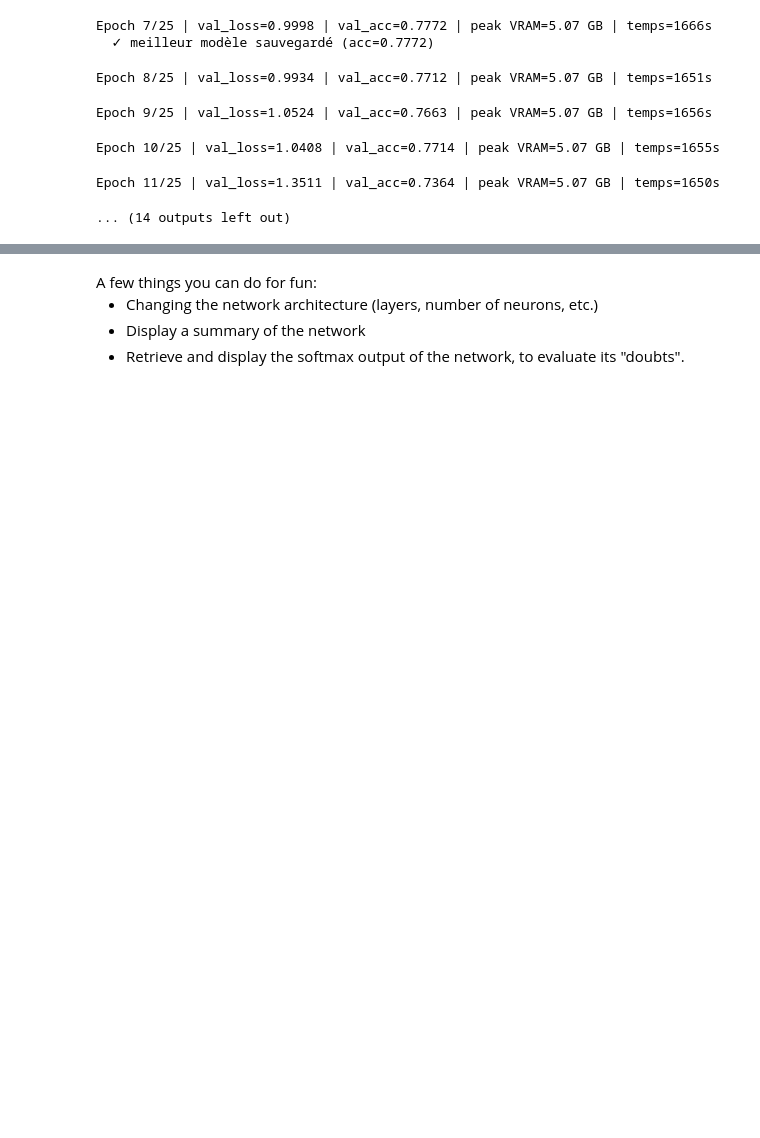
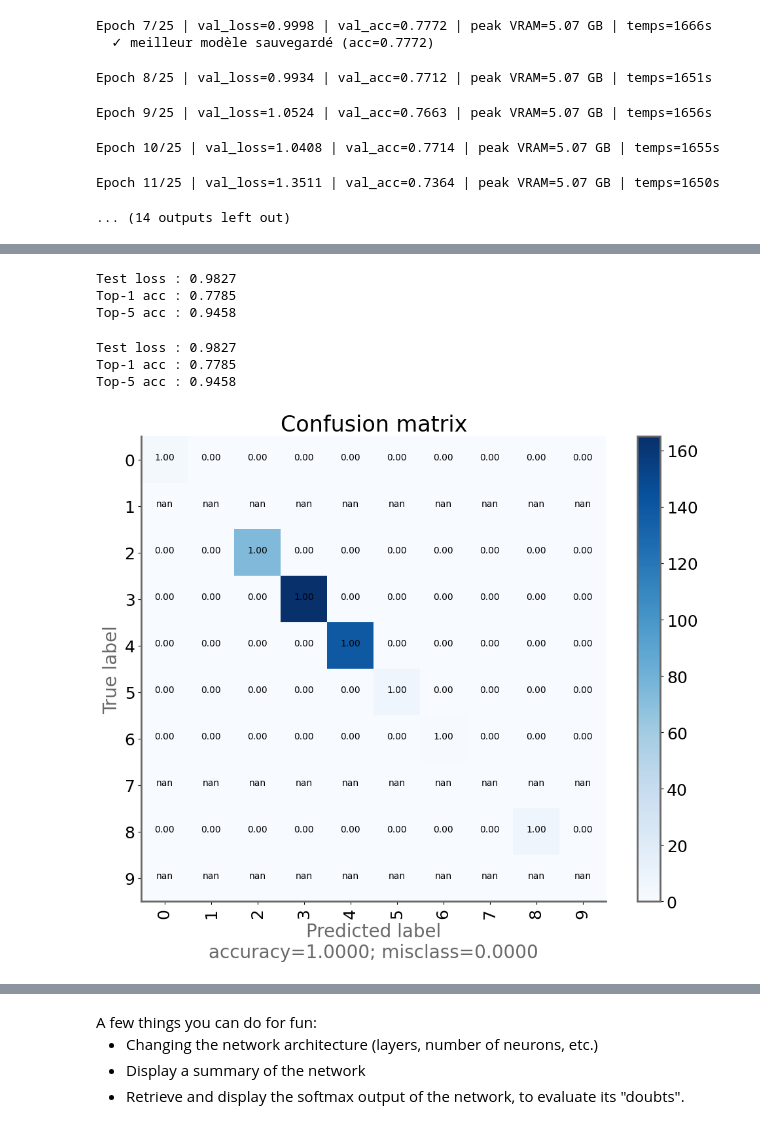
Before and after one commit to paulcesartoux/ocr-hanzi, a Jupyter notebook: cnn hanzi.ipynb, the cells around one changed output, grey strips where cells are left out. Cells and saved outputs as stored; diff of their text form; code cells hidden in the pictures; blank space fills up the shorter version.

```diff
--- a/cnn hanzi.ipynb
+++ b/cnn hanzi.ipynb
@@ -1311,0 +978,76 @@ print('Test accuracy :', val_accuracy)
+# %%
+PREPROC = lambda t: t / 255.0
+
+loss_fn = nn.CrossEntropyLoss(reduction="sum")
+loss_sum = torch.zeros((), device=device)
+top1 = torch.zeros((), device=device)
+top5 = torch.zeros((), device=device)
+batch_size = 1024
+
+with torch.inference_mode():
+    for i in range(0, len(x), batch_size):
+        xb = torch.from_numpy(np.array(x[i:i + batch_size], dtype=np.float32))
+        xb = PREPROC(xb.pin_memory().to(device, non_blocking=True).unsqueeze(1))
+        yb = y_gpu[i:i + batch_size]
+
+        logits = model(xb)   # float32, sans autocast
+        loss_sum += loss_fn(logits, yb)
+        top5_idx = logits.topk(5, dim=1).indices
+        top1 += (top5_idx[:, 0] == yb).sum()
+        top5 += (top5_idx == yb[:, None]).any(dim=1).sum()
+
+n = len(y)
+print(f"Test loss : {loss_sum.item() / n:.4f}")
+print(f"Top-1 acc : {top1.item() / n:.4f}")
+print(f"Top-5 acc : {top5.item() / n:.4f}")
+# %% [output]
+Test loss : 0.9827
+Top-1 acc : 0.7785
+Top-5 acc : 0.9458
+# %%
+all_preds = []
+all_labels = []
+
+PREPROC = lambda t: t / 255.0
+
+loss_fn = nn.CrossEntropyLoss(reduction="sum")
+loss_sum = torch.zeros((), device=device)
+top1 = torch.zeros((), device=device)
+top5 = torch.zeros((), device=device)
+batch_size = 1024
+
+with torch.inference_mode():
+    for i in range(0, len(x), batch_size):
+        xb = torch.from_numpy(np.array(x[i:i + batch_size], dtype=np.float32))
+        xb = PREPROC(xb.pin_memory().to(device, non_blocking=True).unsqueeze(1))
+        yb = y_gpu[i:i + batch_size]
+
+        logits = model(xb)
+
+        loss_sum += loss_fn(logits, yb)
+
+        top5_idx = logits.topk(5, dim=1).indices
+        top1 += (top5_idx[:, 0] == yb).sum()
+        top5 += (top5_idx == yb[:, None]).any(dim=1).sum()
+
+        ypred = logits.argmax(dim=1)
+
+        all_preds.extend(ypred.cpu().numpy())
+        all_labels.extend(yb.cpu().numpy())
+
+n = len(x)
+
+print(f"Test loss : {loss_sum.item() / n:.4f}")
+print(f"Top-1 acc : {top1.item() / n:.4f}")
+print(f"Top-5 acc : {top5.item() / n:.4f}")
+
+fidle.scrawler.confusion_matrix(
+    np.array(all_labels),
+    np.array(all_preds),
+    range(10)
+)
+# %% [output]
+Test loss : 0.9827
+Top-1 acc : 0.7785
+Top-5 acc : 0.9458
+[figure, added]
```
Also changed, not shown: parts of 29 cells of this notebook.
